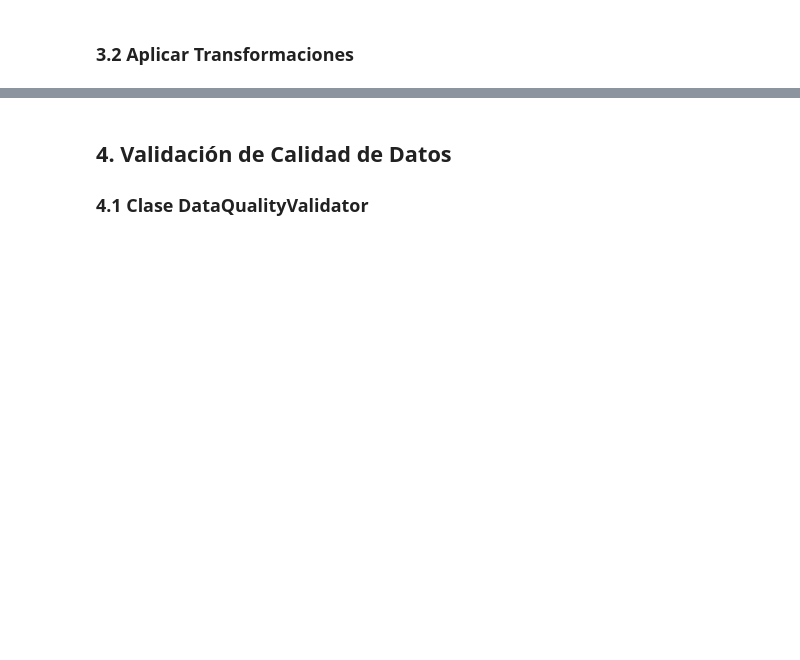
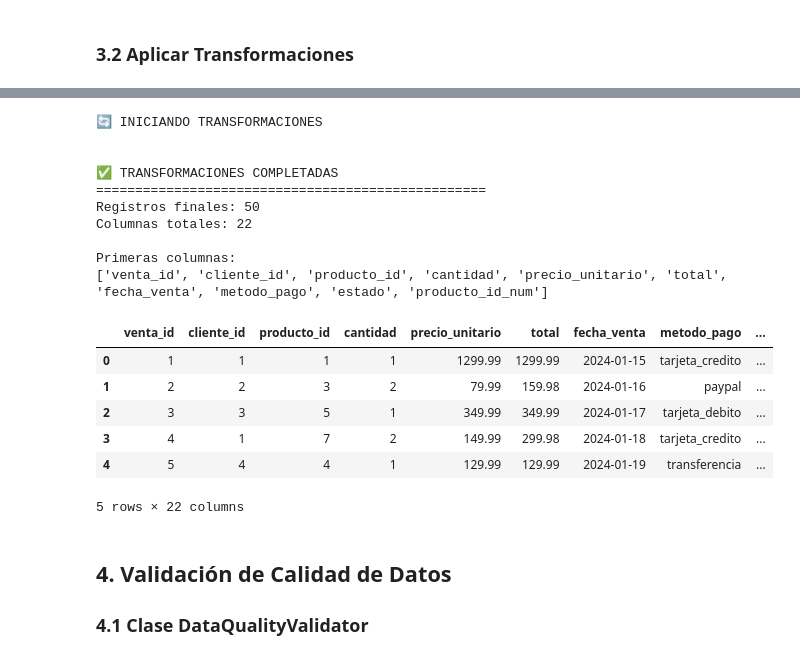
Before and after one commit to lraigosov/data-engineer-course, a Jupyter notebook: notebooks/nivel_junior/09_proyecto_integrador_1.ipynb, the cells around one changed output, grey strips where cells are left out. Drawn from its saved outputs; the diff is of its cells as text; code cells hidden in the pictures; blank space fills up the shorter version.

```diff
--- a/notebooks/nivel_junior/09_proyecto_integrador_1.ipynb
+++ b/notebooks/nivel_junior/09_proyecto_integrador_1.ipynb
@@ -332,22 +361,39 @@ df_clientes_clean = transformer.normalize_dates(df_clientes, ['fecha_registro'])
 df_ventas_clean = transformer.remove_duplicates(df_ventas_clean, subset=['venta_id'])
 df_productos_clean = transformer.remove_duplicates(df_productos, subset=['producto'])
 
-# 4. Enriquecer ventas con productos
+# 4. Crear columna producto_id en productos para el merge
+# (Los productos se identifican por su nombre único)
+df_productos_clean['producto_id'] = range(1, len(df_productos_clean) + 1)
+
+# 5. Crear diccionario producto -> producto_id para mapear
+producto_map = dict(zip(df_productos_clean['producto'], df_productos_clean['producto_id']))
+
+# 6. Verificar si producto_id en ventas es nombre o ID
+# Si es nombre, mapearlo a ID numérico
+if df_ventas_clean['producto_id'].dtype == 'object':
+    df_ventas_clean['producto_id_num'] = df_ventas_clean['producto_id'].map(producto_map)
+    df_ventas_clean['producto_id_num'] = df_ventas_clean['producto_id_num'].fillna(df_ventas_clean['producto_id'])
+else:
+    df_ventas_clean['producto_id_num'] = df_ventas_clean['producto_id']
+
+# 7. Enriquecer ventas con productos
 df_ventas_enriched = transformer.enrich_data(
     df_ventas_clean,
     df_productos_clean,
     on='producto_id'
 )
 
-# 5. Enriquecer con clientes
+# 8. Enriquecer con clientes
 df_ventas_final = transformer.enrich_data(
     df_ventas_enriched,
     df_clientes_clean[['cliente_id', 'segmento', 'ciudad', 'pais']],
     on='cliente_id'
 )
 
-# 6. Calcular métricas adicionales
-df_ventas_final['margen'] = (df_ventas_final['total'] - (df_ventas_final['precio'] * df_ventas_final['cantidad'])) / df_ventas_final['total'] * 100
+# 9. Calcular métricas adicionales
+# Margen: diferencia entre total facturado y costo (precio_unitario * cantidad)
+df_ventas_final['costo_total'] = df_ventas_final['precio_unitario'] * df_ventas_final['cantidad']
+df_ventas_final['margen'] = ((df_ventas_final['total'] - df_ventas_final['costo_total']) / df_ventas_final['total'] * 100).round(2)
 df_ventas_final['mes'] = df_ventas_final['fecha_venta'].dt.to_period('M').astype(str)
 df_ventas_final['trimestre'] = df_ventas_final['fecha_venta'].dt.to_period('Q').astype(str)
 
@@ -359,3 +405,4 @@ print(f"\nPrimeras columnas:")
 print(df_ventas_final.columns.tolist()[:10])
 
 display(df_ventas_final.head())
+# %% [output]
@@ -362,3 +422,20 @@ display(df_ventas_final.head())
+🔄 INICIANDO TRANSFORMACIONES
+
+
+✅ TRANSFORMACIONES COMPLETADAS
+==================================================
+Registros finales: 50
+Columnas totales: 22
+
+Primeras columnas:
+['venta_id', 'cliente_id', 'producto_id', 'cantidad', 'precio_unitario', 'total', 'fecha_venta', 'metodo_pago', 'estado', 'producto_id_num']
+|  | venta_id | cliente_id | producto_id | cantidad | precio_unitario | total | fecha_venta | metodo_pago | ... |
+| 0 | 1 | 1 | 1 | 1 | 1299.99 | 1299.99 | 2024-01-15 | tarjeta_credito | ... |
+| 1 | 2 | 2 | 3 | 2 | 79.99 | 159.98 | 2024-01-16 | paypal | ... |
+| 2 | 3 | 3 | 5 | 1 | 349.99 | 349.99 | 2024-01-17 | tarjeta_debito | ... |
+| 3 | 4 | 1 | 7 | 2 | 149.99 | 299.98 | 2024-01-18 | tarjeta_credito | ... |
+| 4 | 5 | 4 | 4 | 1 | 129.99 | 129.99 | 2024-01-19 | transferencia | ... |
+5 rows × 22 columns
 # %% [markdown]
 ## 4. Validación de Calidad de Datos
 
```
Also changed, not shown: parts of 13 cells of this notebook.
